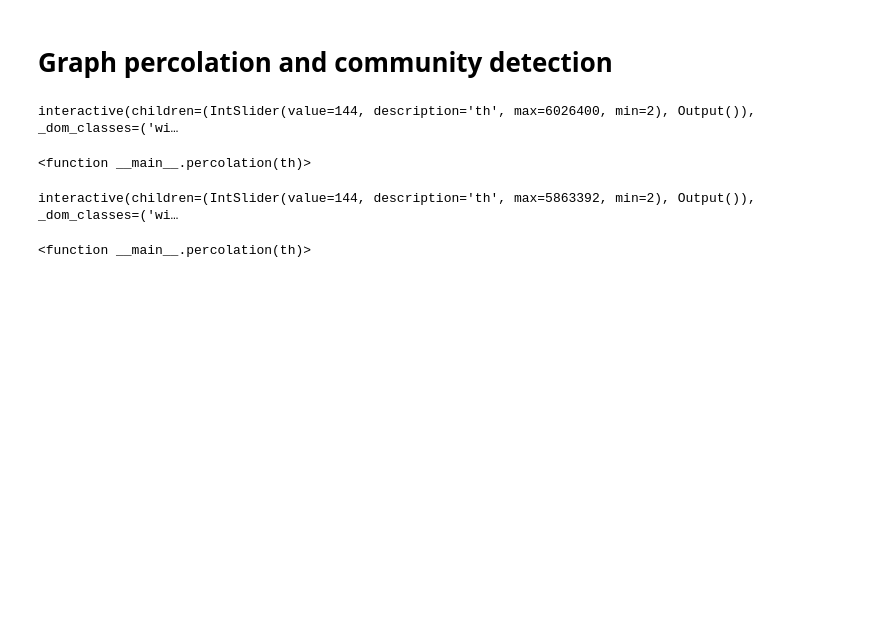
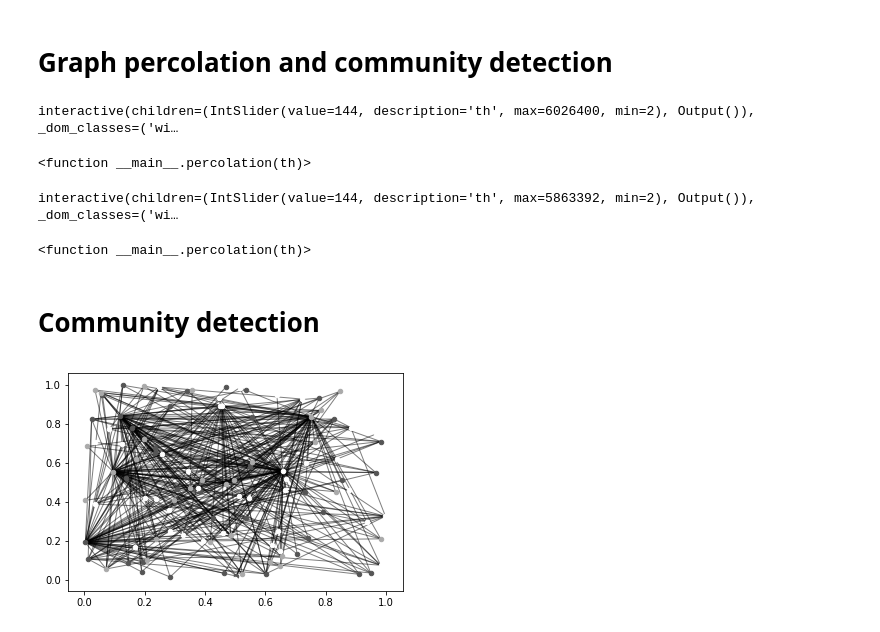
Before and after one commit to federiconutarelli/mena, a Jupyter notebook: LAVORO_MENA_DEFINITIVO.ipynb, the cells around one changed output. Drawn from its saved outputs; the diff is of its cells as text; code cells hidden in the pictures; blank space fills up the shorter version.

Commit message:
cluster louvain

```diff
--- a/LAVORO_MENA_DEFINITIVO.ipynb
+++ b/LAVORO_MENA_DEFINITIVO.ipynb
@@ -596,3 +594,5 @@ interact(percolation, th=IntSlider(min=2, max=maxi, step=1, value=144))#, contin
 # %% [output]
 interactive(children=(IntSlider(value=144, description='th', max=5863392, min=2), Output()), _dom_classes=('wi…
 <function __main__.percolation(th)>
+# %% [markdown]
+# Community detection
@@ -598,0 +601,30 @@ interactive(children=(IntSlider(value=144, description='th', max=5863392, min=2)
+# %%
+#??community.community_louvain
+#in teoria dovrei fare clustering su un percolated graph, dove la soglia di percolation
+#deve essere ancora scelta (cioè voglio fare sommunity detection su un grafo che ha links
+#aventi un peso che supera una determinata soglia da stabilire)
+#Ad esempio se stabiliamo una soglia di 11300 avremo:
+
+G_perc = nx.Graph()
+edge_perc=[ii for ii in list(G_w_exp.edges.data('weight')) if ii[2]>11300]
+G_perc.add_weighted_edges_from(edge_perc)
+# %%
+partition = cm.best_partition(G_perc)
+#ci da un dizionario i cui valori sono le comunità di appartenenza
+# %%
+#drawing
+size = float(len(set(partition.values())))
+pos = nx.random_layout(G_perc)
+count = 0.
+for com in set(partition.values()) :
+    count = count + 1.
+    list_nodes = [nodes for nodes in partition.keys()
+                                if partition[nodes] == com] #metto nella lista i soli nodi tali per cui partition[nodo] = com quindi metto insieme nodi appartenenti alla stessa community
+    nx.draw_networkx_nodes(G_perc, pos, list_nodes, node_size = 20,
+                                node_color = str(count / size))
+
+
+nx.draw_networkx_edges(G_perc, pos, alpha=0.5)
+plt.show()
+# %% [output]
+[figure, added]
```
Also changed, not shown: parts of 3 cells of this notebook.
